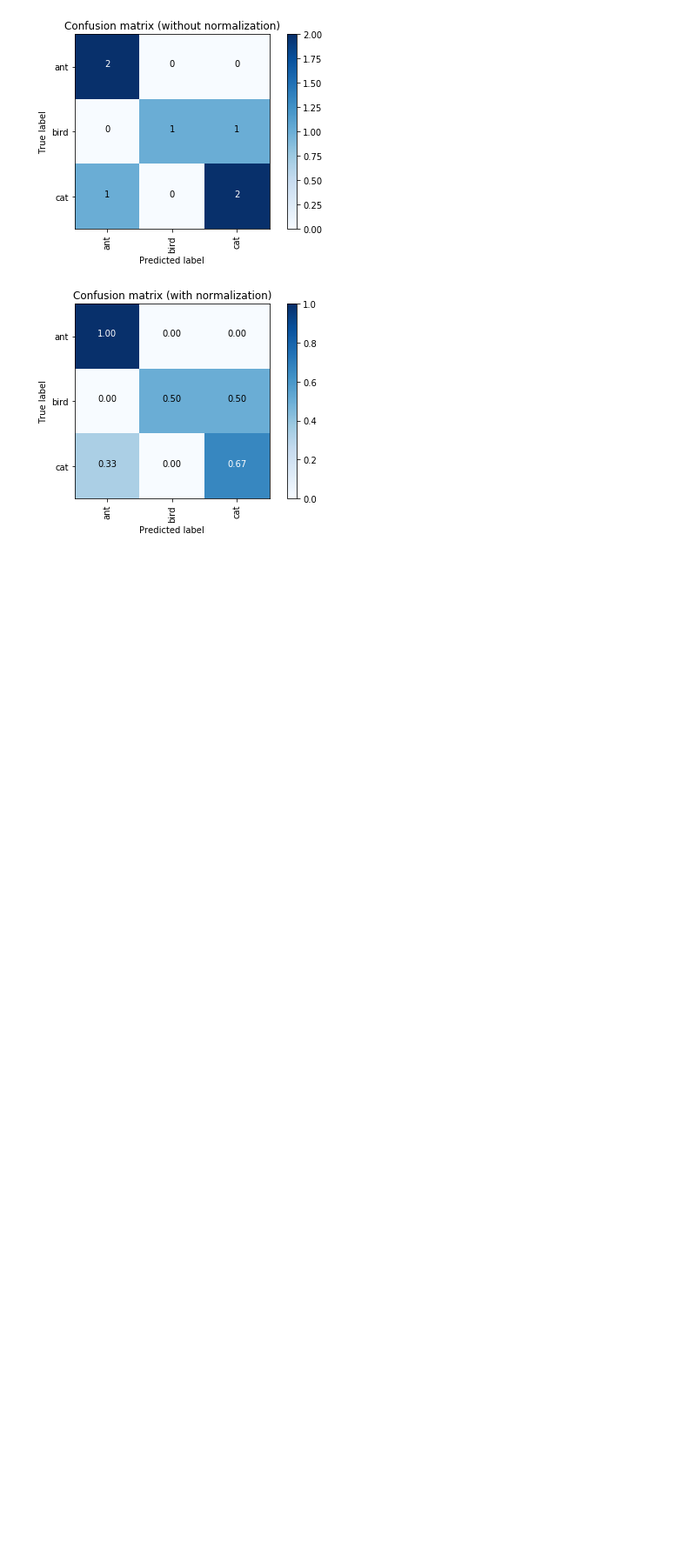
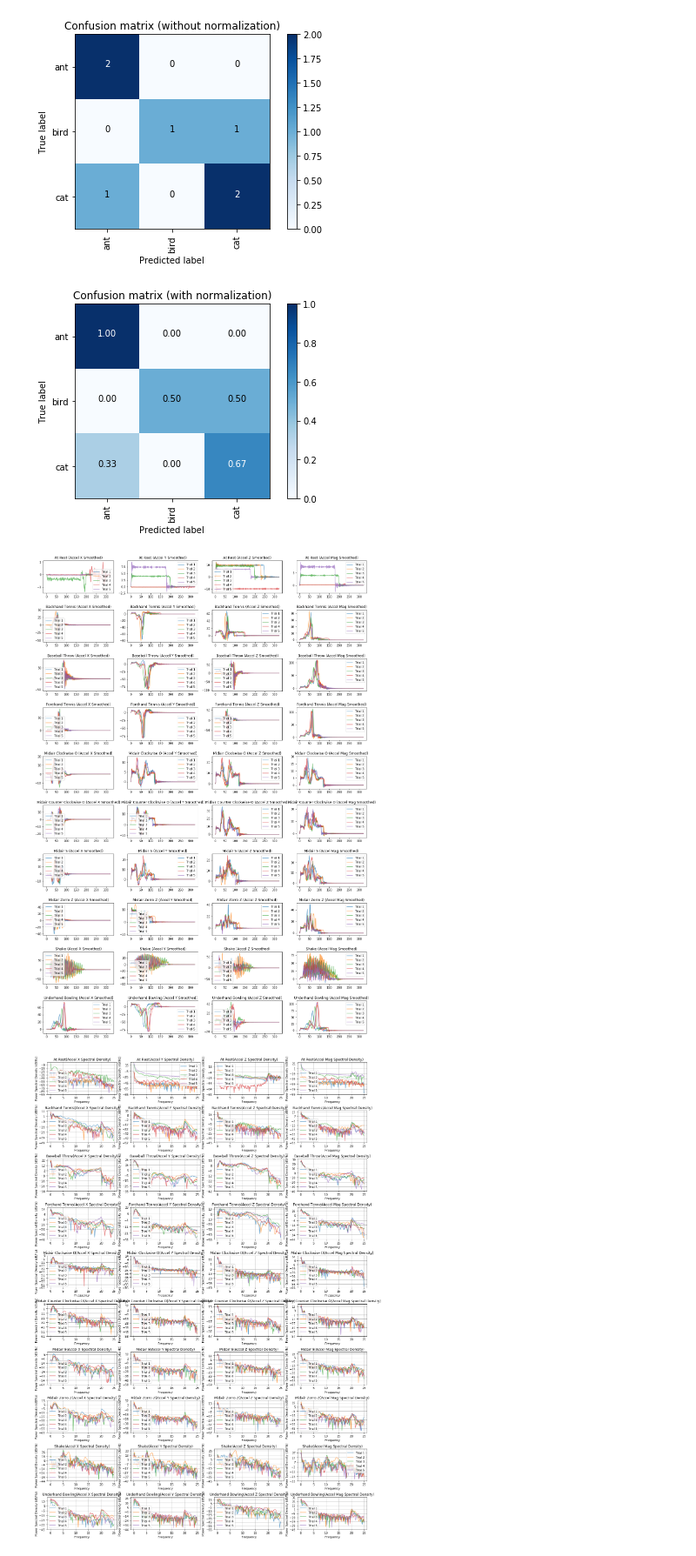
Before and after one commit to danbunnell/gesture-classifier, a Jupyter notebook: GestureClassifier.ipynb, the cells around one changed output. Shown at 87% size. Cells and saved outputs as stored; diff of their text form; code cells hidden in the pictures; blank space fills up the shorter version.

```diff
--- a/GestureClassifier.ipynb
+++ b/GestureClassifier.ipynb
@@ -233,7 +233,7 @@ axes.legend()
 
 # We are going to make a grid of line graphs with a row for each gesture, so len(mapGestureToTrials) rows
 # and a column for each signal type, so 4 columns (one for x, y, z, and mag)
-sample_rate = 50 # Hz
+samplingRate = 50 # Hz
 fig, axes = plt.subplots(len(mapGestureToTrials), 4, figsize=(20, 3 * len(mapGestureToTrials)))
 fig.subplots_adjust(hspace=0.5)
 
@@ -251,10 +251,10 @@ for gestureName in gestureNamesSorted:
         axes[index][1].plot(trial.accel.y, alpha=0.7, label="Trial {}".format(trialNum))
         axes[index][2].plot(trial.accel.z, alpha=0.7, label="Trial {}".format(trialNum))
         axes[index][3].plot(trial.accel.mag, alpha=0.7, label="Trial {}".format(trialNum))
-        psd_axes[index][0].psd(trial.accel.x, NFFT=signalLength, Fs=sample_rate, alpha=0.7, label="Trial {}".format(trialNum))
-        psd_axes[index][1].psd(trial.accel.y, NFFT=signalLength, Fs=sample_rate, alpha=0.7, label="Trial {}".format(trialNum))
-        psd_axes[index][2].psd(trial.accel.z, NFFT=signalLength, Fs=sample_rate, alpha=0.7, label="Trial {}".format(trialNum))
-        psd_axes[index][3].psd(trial.accel.mag, NFFT=signalLength, Fs=sample_rate, alpha=0.7, label="Trial {}".format(trialNum))
+        psd_axes[index][0].psd(trial.accel.x, NFFT=signalLength, Fs=samplingRate, alpha=0.7, label="Trial {}".format(trialNum))
+        psd_axes[index][1].psd(trial.accel.y, NFFT=signalLength, Fs=samplingRate, alpha=0.7, label="Trial {}".format(trialNum))
+        psd_axes[index][2].psd(trial.accel.z, NFFT=signalLength, Fs=samplingRate, alpha=0.7, label="Trial {}".format(trialNum))
+        psd_axes[index][3].psd(trial.accel.mag, NFFT=signalLength, Fs=samplingRate, alpha=0.7, label="Trial {}".format(trialNum))
         trialNum = trialNum + 1
 
     axes[index][0].set_title(gestureName + " (Accel X)")
@@ -493,3 +589,71 @@ Normalized confusion matrix
  [0.33333333 0.         0.66666667]]
 [figure]
 [figure]
+# %%
+# Testing Butterworth filtering, outcome is that it seems human movement is well-filtered by our Nyquist frequency
+nyquistFreq = samplingRate / 2.0
+desiredCutOffFreq = 20 # Hz, based on Mladenov
+desiredCutOffFreqNormalized = desiredCutOffFreq / nyquistFreq
+
+# Ideally, with an infinite "filter order", you would get a perfect filter
+# that cuts off all frequencies within your desired band. In practice, you
+# are dealing with finite data and so a super high filter order will distort your signal
+# Generally, filter orders can be relatively small (on the order of 10s or less like 6 or 9) but play around!
+# http://scipy.github.io/old-wiki/pages/Cookbook/ButterworthBandpass
+filterOrder = 30
+b, a = butter(filterOrder, desiredCutOffFreqNormalized, btype='lowpass')
+
+# Use lfilter to apply the filter: https://docs.scipy.org/doc/scipy-0.18.1/reference/generated/scipy.signal.lfilter.html
+
+fig, axes = plt.subplots(len(mapGestureToTrials), 4, figsize=(20, 3 * len(mapGestureToTrials)))
+fig.subplots_adjust(hspace=0.5)
+
+psd_fig, psd_axes = plt.subplots(len(mapGestureToTrials), 4, figsize=(20, 3 * len(mapGestureToTrials)))
+psd_fig.subplots_adjust(hspace=0.5)
+
+index = 0
+gestureNamesSorted = sorted(mapGestureToTrials.keys())
+for gestureName in gestureNamesSorted:
+    gestureTrials = mapGestureToTrials[gestureName]
+
+    trialNum = 1
+    for trial in gestureTrials:
+        axes[index][0].plot(lfilter(b, a, trial.accel.x), alpha=0.7, label="Trial {}".format(trialNum))
+        axes[index][1].plot(lfilter(b, a, trial.accel.y), alpha=0.7, label="Trial {}".format(trialNum))
+        axes[index][2].plot(lfilter(b, a, trial.accel.z), alpha=0.7, label="Trial {}".format(trialNum))
+        axes[index][3].plot(lfilter(b, a, trial.accel.mag), alpha=0.7, label="Trial {}".format(trialNum))
+        psd_axes[index][0].psd(lfilter(b, a, trial.accel.x), NFFT=signalLength, Fs=samplingRate, alpha=0.7, label="Trial {}".format(trialNum))
+        psd_axes[index][1].psd(lfilter(b, a, trial.accel.y), NFFT=signalLength, Fs=samplingRate, alpha=0.7, label="Trial {}".format(trialNum))
+        psd_axes[index][2].psd(lfilter(b, a, trial.accel.z), NFFT=signalLength, Fs=samplingRate, alpha=0.7, label="Trial {}".format(trialNum))
+        psd_axes[index][3].psd(lfilter(b, a, trial.accel.mag), NFFT=signalLength, Fs=samplingRate, alpha=0.7, label="Trial {}".format(trialNum))
+
+        trialNum = trialNum + 1
+
+    axes[index][0].set_title(gestureName + " (Accel X Smoothed)")
+    axes[index][0].legend()
+
+    axes[index][1].set_title(gestureName + " (Accel Y Smoothed)")
+    axes[index][1].legend()
+
+    axes[index][2].set_title(gestureName + " (Accel Z Smoothed)")
+    axes[index][2].legend()
+
+    axes[index][3].set_title(gestureName + " (Accel Mag Smoothed)")
+    axes[index][3].legend()
+
+    psd_axes[index][0].set_title(gestureName + "(Accel X Spectral Density)")
+    psd_axes[index][0].legend()
+
+    psd_axes[index][1].set_title(gestureName + "(Accel Y Spectral Density)")
+    psd_axes[index][1].legend()
+
+    psd_axes[index][2].set_title(gestureName + "(Accel Z Spectral Density)")
+    psd_axes[index][2].legend()
+
+    psd_axes[index][3].set_title(gestureName + "(Accel Mag Spectral Density)")
+    psd_axes[index][3].legend()
+
+    index = index + 1
+# %% [output]
+[figure, added]
+[figure, added]
```
Also changed, not shown: parts of 4 cells of this notebook.
